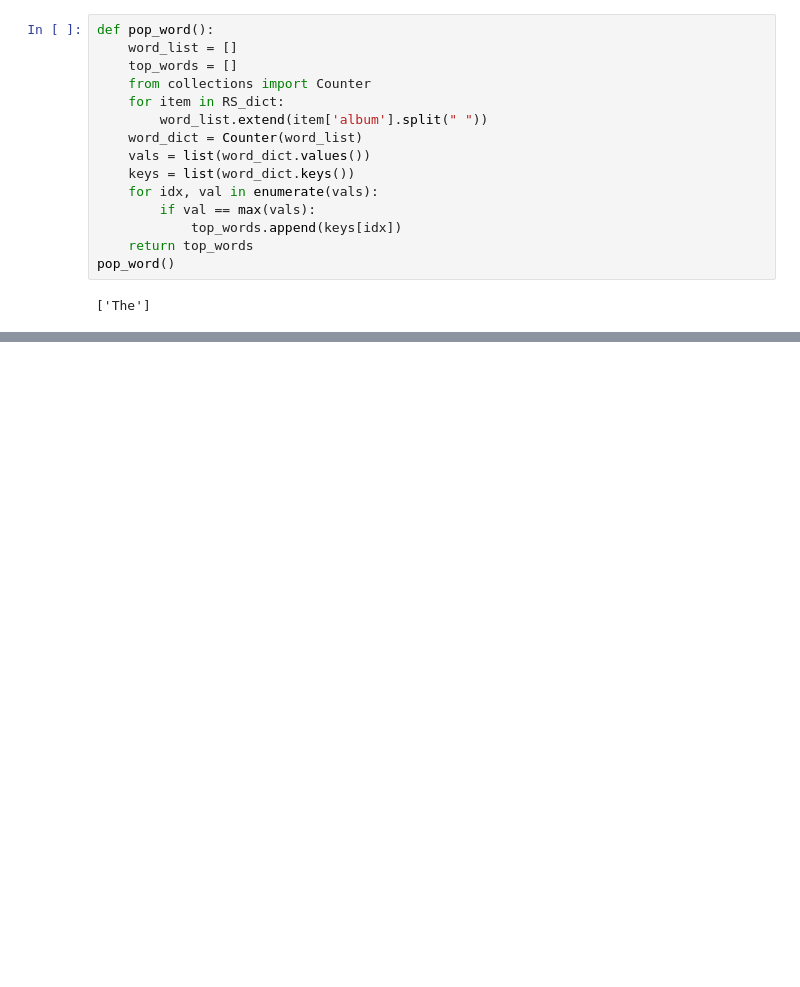
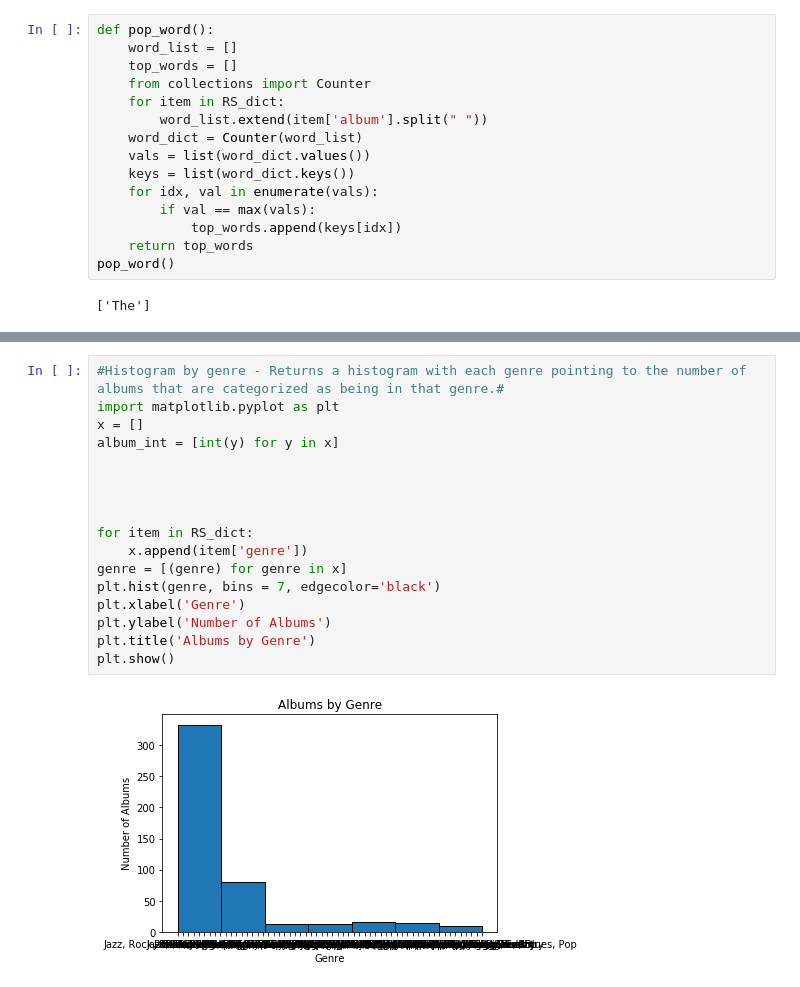
Before and after one commit to k0marrr1/nyc-mhtn-ds-010620-lectures, a Jupyter notebook: week_1/rolling_stones/Rolling Stones Project.ipynb, the cells around one changed output, grey strips where cells are left out. Drawn from its saved outputs; the diff is of its cells as text; blank space fills up the shorter version.

```diff
--- a/week_1/rolling_stones/Rolling Stones Project.ipynb
+++ b/week_1/rolling_stones/Rolling Stones Project.ipynb
@@ -289,0 +311,19 @@ pop_word()
+# %%
+#Histogram by genre - Returns a histogram with each genre pointing to the number of albums that are categorized as being in that genre.#
+import matplotlib.pyplot as plt
+x = []
+album_int = [int(y) for y in x]
+
+
+
+
+for item in RS_dict:
+    x.append(item['genre'])
+genre = [(genre) for genre in x]
+plt.hist(genre, bins = 7, edgecolor='black')
+plt.xlabel('Genre')
+plt.ylabel('Number of Albums')
+plt.title('Albums by Genre')
+plt.show()
+# %% [output]
+[figure, added]
```
Also changed, not shown: parts of 3 cells of this notebook.
